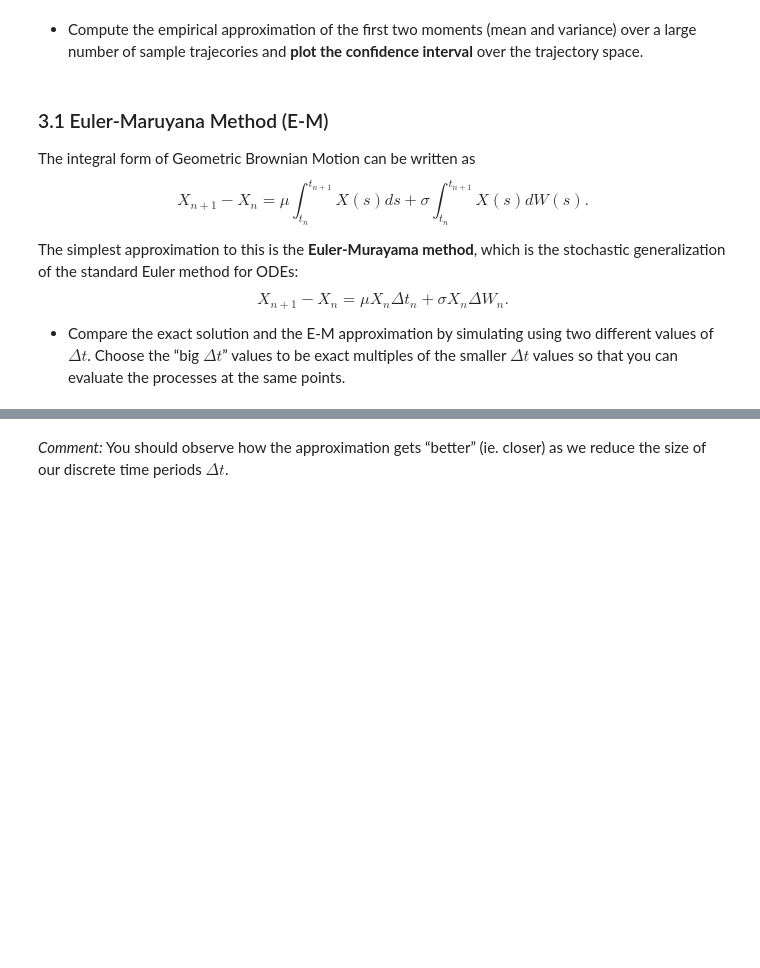
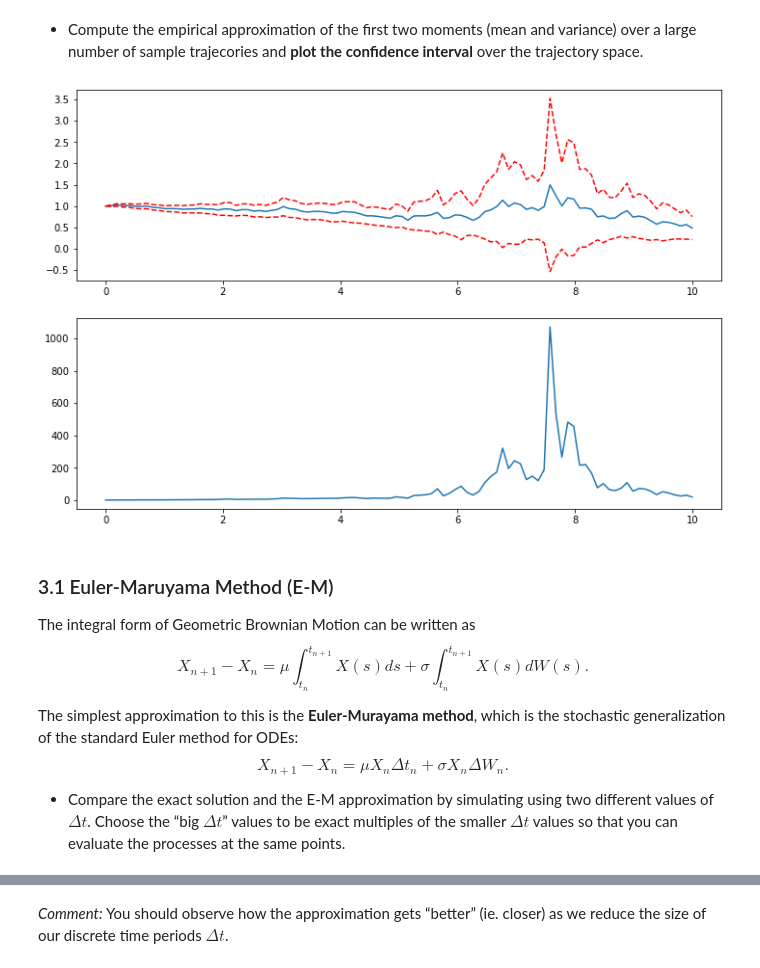
Before and after one commit to cima22/stochastic_modelling_and_simulation, a Jupyter notebook: sde/Homework_SDE.ipynb, the cells around one changed output, grey strips where cells are left out. Drawn from its saved outputs; the diff is of its cells as text; code cells hidden in the pictures; blank space fills up the shorter version.

```diff
--- a/sde/Homework_SDE.ipynb
+++ b/sde/Homework_SDE.ipynb
@@ -233,5 +277,21 @@ _ = [plt.plot(t,X[i,:]) for i in range (10)]
+# %%
+T = 10
+n_points = 100
+t = np.linspace(0,T,n_points)
+
+M, CI = gbm_mean_variance(T, n_points, x0 = 1, mu = 0, sigma = 1, n = 1000)
+
+_, (ax1, ax2) = plt.subplots(nrows=2, ncols=1, figsize = (12, 8))
+
+ax1.plot(t,M[0,:])
+ax1.plot(t,M[0,:] + CI[0,:],linestyle="dashed",color="r")
+ax1.plot(t,M[0,:] - CI[0,:],linestyle="dashed",color="r")
+
+_ = ax2.plot(t,M[1,:])
+# %% [output]
+[figure, added]
 # %% [markdown]
-### 3.1 Euler-Maruyana Method (E-M)
+### 3.1 Euler-Maruyama Method (E-M)
 
 The integral form of Geometric Brownian Motion can be written as
 $$
```
Also changed, not shown: parts of 8 cells of this notebook.
